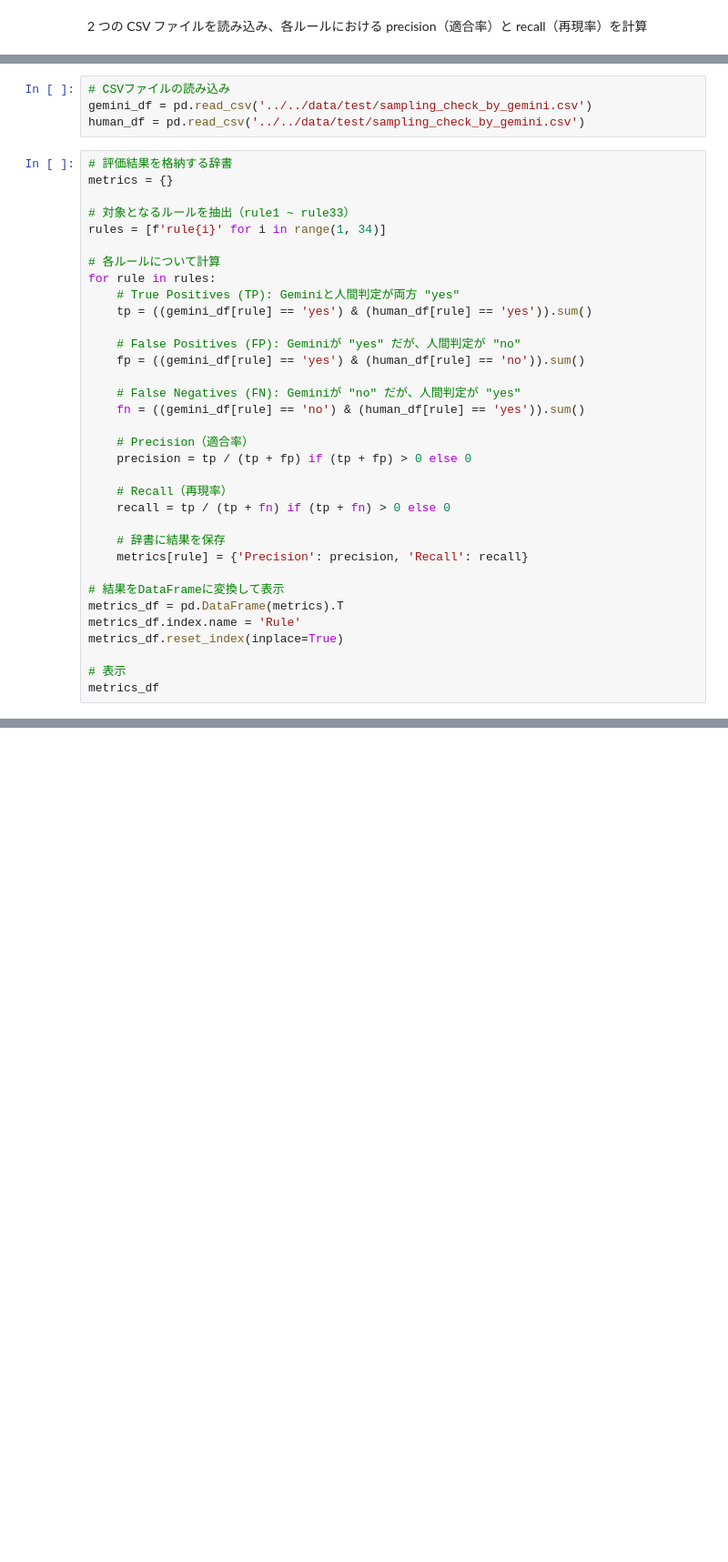
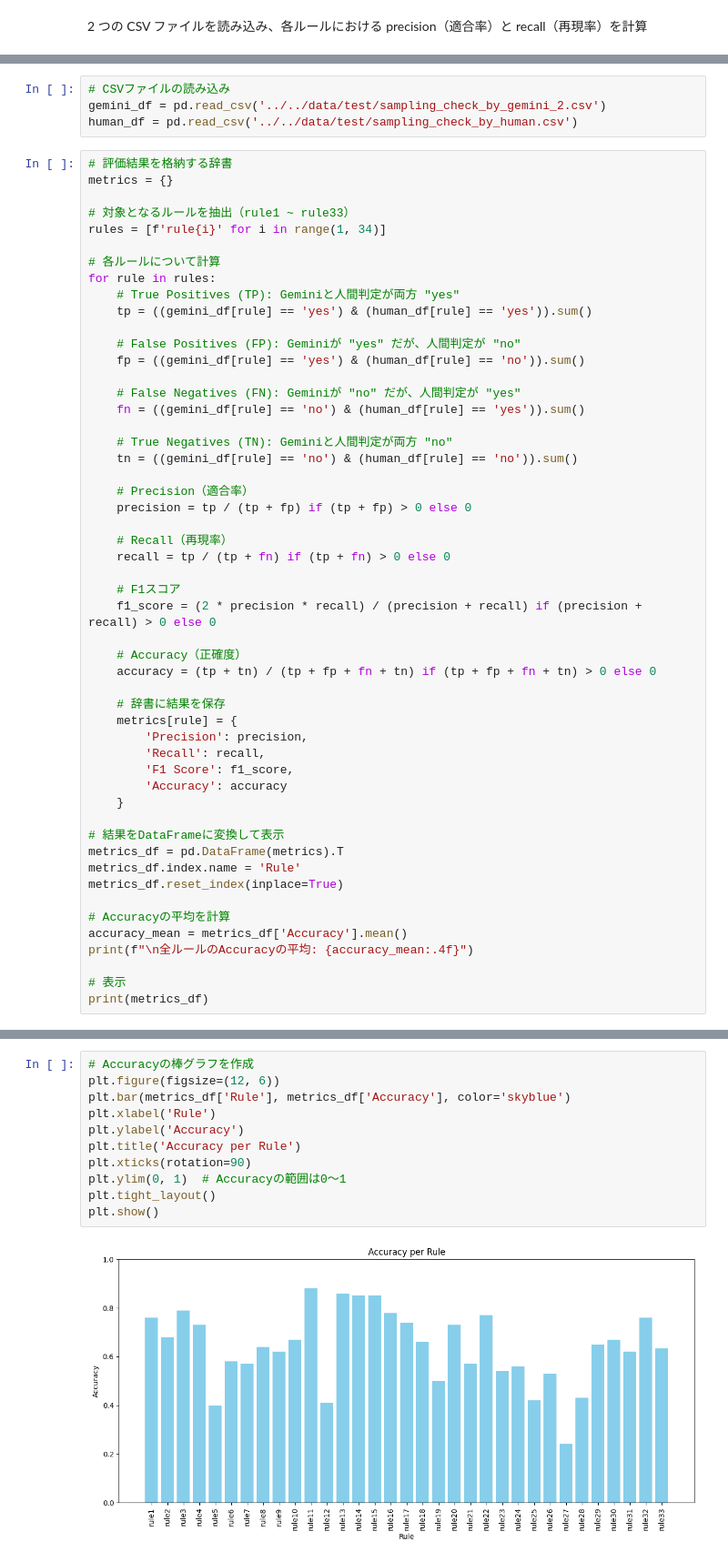
Before and after one commit to ku6kaw/Abstract-evaluation-by-Gemini, a Jupyter notebook: src/sampling_check/measure_accuracy_of_gemini.ipynb, the cells around one changed output, grey strips where cells are left out. Shown at 91% size. Cells and saved outputs as stored; diff of their text form; blank space fills up the shorter version.

```diff
--- a/src/sampling_check/measure_accuracy_of_gemini.ipynb
+++ b/src/sampling_check/measure_accuracy_of_gemini.ipynb
@@ -5,7 +23,7 @@ import pandas as pd
 # %%
 # CSVファイルの読み込み
-gemini_df = pd.read_csv('../../data/test/sampling_check_by_gemini.csv')
-human_df = pd.read_csv('../../data/test/sampling_check_by_gemini.csv')
+gemini_df = pd.read_csv('../../data/test/sampling_check_by_gemini_2.csv')
+human_df = pd.read_csv('../../data/test/sampling_check_by_human.csv')
 # %%
 # 評価結果を格納する辞書
 metrics = {}
@@ -24,20 +42,38 @@ for rule in rules:
     # False Negatives (FN): Geminiが "no" だが、人間判定が "yes"
     fn = ((gemini_df[rule] == 'no') & (human_df[rule] == 'yes')).sum()
 
+    # True Negatives (TN): Geminiと人間判定が両方 "no"
+    tn = ((gemini_df[rule] == 'no') & (human_df[rule] == 'no')).sum()
+
     # Precision（適合率）
     precision = tp / (tp + fp) if (tp + fp) > 0 else 0
 
     # Recall（再現率）
     recall = tp / (tp + fn) if (tp + fn) > 0 else 0
 
+    # F1スコア
+    f1_score = (2 * precision * recall) / (precision + recall) if (precision + recall) > 0 else 0
+
+    # Accuracy（正確度）
+    accuracy = (tp + tn) / (tp + fp + fn + tn) if (tp + fp + fn + tn) > 0 else 0
+
     # 辞書に結果を保存
-    metrics[rule] = {'Precision': precision, 'Recall': recall}
+    metrics[rule] = {
+        'Precision': precision,
+        'Recall': recall,
+        'F1 Score': f1_score,
+        'Accuracy': accuracy
+    }
 
 # 結果をDataFrameに変換して表示
 metrics_df = pd.DataFrame(metrics).T
 metrics_df.index.name = 'Rule'
 metrics_df.reset_index(inplace=True)
 
+# Accuracyの平均を計算
+accuracy_mean = metrics_df['Accuracy'].mean()
+print(f"\n全ルールのAccuracyの平均: {accuracy_mean:.4f}")
+
 # 表示
-metrics_df
+print(metrics_df)
 # %% [output]
@@ -60,0 +97,13 @@ metrics_df
+# %%
+# Accuracyの棒グラフを作成
+plt.figure(figsize=(12, 6))
+plt.bar(metrics_df['Rule'], metrics_df['Accuracy'], color='skyblue')
+plt.xlabel('Rule')
+plt.ylabel('Accuracy')
+plt.title('Accuracy per Rule')
+plt.xticks(rotation=90)
+plt.ylim(0, 1)  # Accuracyの範囲は0〜1
+plt.tight_layout()
+plt.show()
+# %% [output]
+[figure, added]
```
Also changed, not shown: parts of 5 cells of this notebook, 22 other files.
